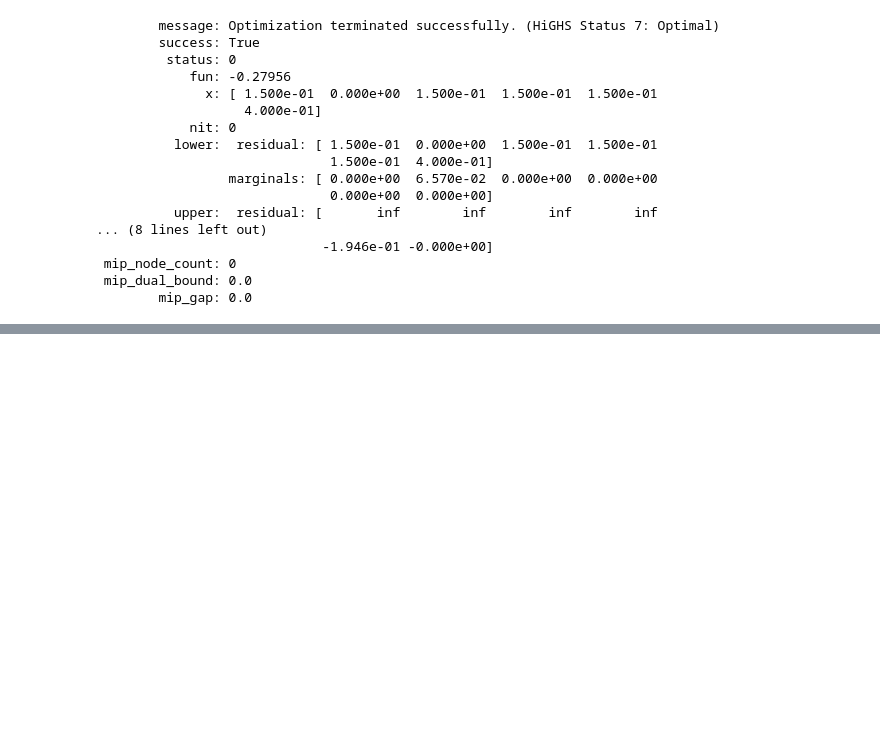
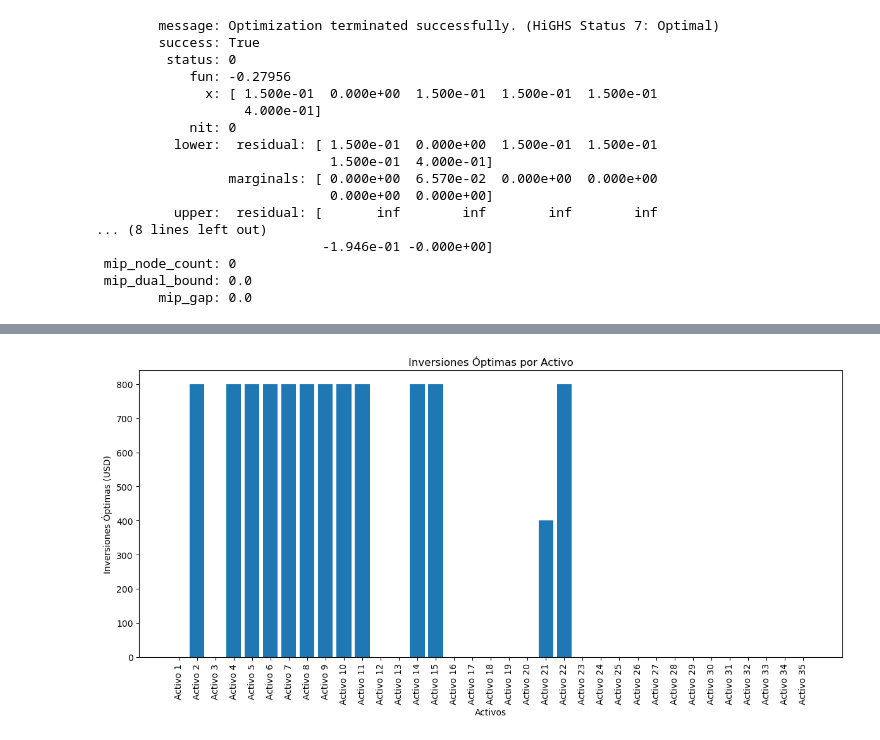
Before and after one commit to SantiagoReyess/Proyecto_SIMMAT_1, a Jupyter notebook: Pruebas.ipynb, the cells around one changed output, grey strips where cells are left out. Cells and saved outputs as stored; diff of their text form; code cells hidden in the pictures; blank space fills up the shorter version.

```diff
--- a/Pruebas.ipynb
+++ b/Pruebas.ipynb
@@ -86,0 +247,38 @@ solucion
+# %%
+import matplotlib.pyplot as plt
+
+# Datos de las inversiones óptimas por activo
+activos = [
+    "Activo 1", "Activo 2", "Activo 3", "Activo 4", "Activo 5",
+    "Activo 6", "Activo 7", "Activo 8", "Activo 9", "Activo 10",
+    "Activo 11", "Activo 12", "Activo 13", "Activo 14", "Activo 15",
+    "Activo 16", "Activo 17", "Activo 18", "Activo 19", "Activo 20",
+    "Activo 21", "Activo 22", "Activo 23", "Activo 24", "Activo 25",
+    "Activo 26", "Activo 27", "Activo 28", "Activo 29", "Activo 30",
+    "Activo 31", "Activo 32", "Activo 33", "Activo 34", "Activo 35"
+]
+
+inversiones_optimas = [
+    0.00, 800.00, 0.00, 800.00, 800.00, 800.00, 800.00, 800.00, 800.00, 800.00,
+    800.00, 0.00, 0.00, 800.00, 800.00, 0.00, 0.00, 0.00, 0.00, 0.00,
+    400.00, 800.00, 0.00, 0.00, 0.00, 0.00, 0.00, 0.00, 0.00, 0.00,
+    0.00, 0.00, 0.00, 0.00, 0.00
+]
+
+# Tomar solo los primeros 35 elementos de ambas listas
+activos = activos[:35]
+inversiones_optimas = inversiones_optimas[:35]
+
+# Crear la gráfica de barras
+plt.figure(figsize=(12, 6))
+plt.bar(activos, inversiones_optimas)
+plt.xlabel("Activos")
+plt.ylabel("Inversiones Óptimas (USD)")
+plt.title("Inversiones Óptimas por Activo")
+plt.xticks(rotation=90)  # Rotar etiquetas del eje x para mayor legibilidad
+
+# Mostrar la gráfica
+plt.tight_layout()
+plt.show()
+# %% [output]
+[figure, added]
```
Also changed, not shown: parts of 9 cells of this notebook, 1 other file.
